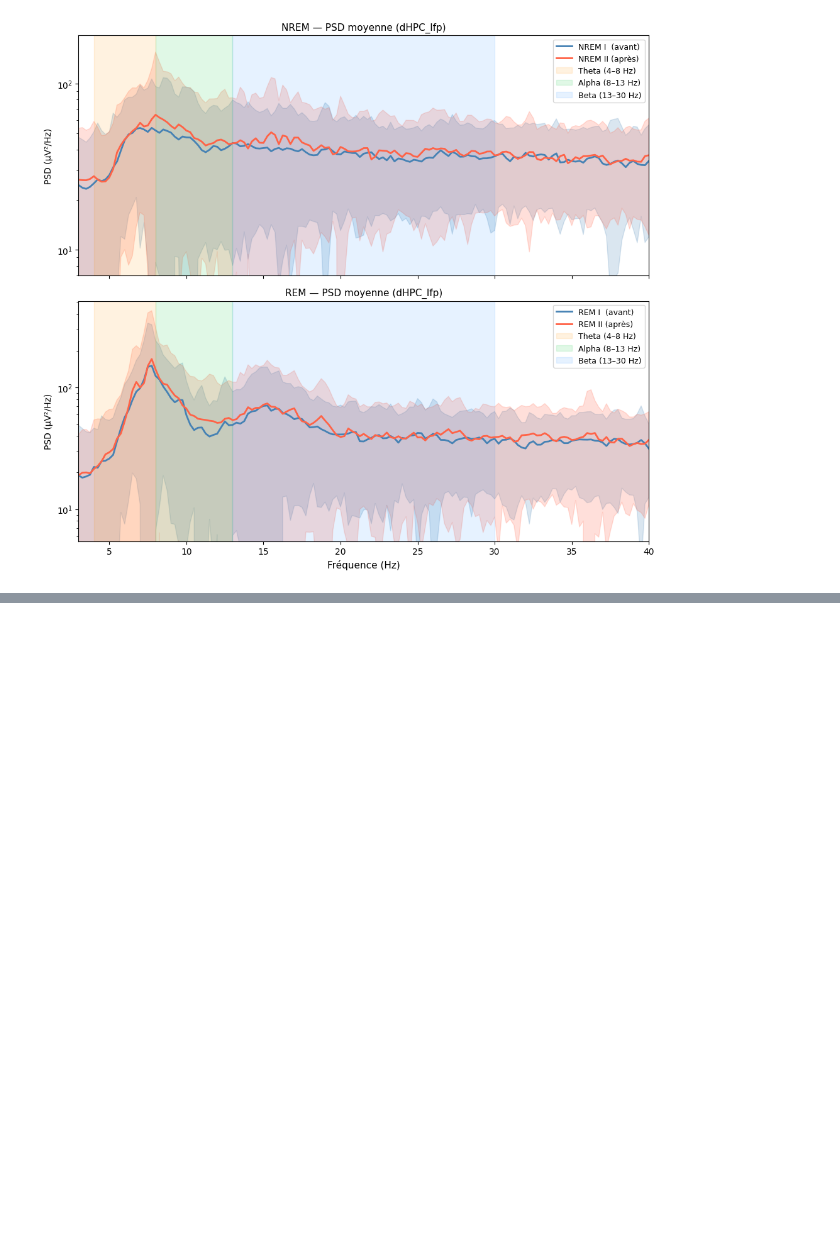
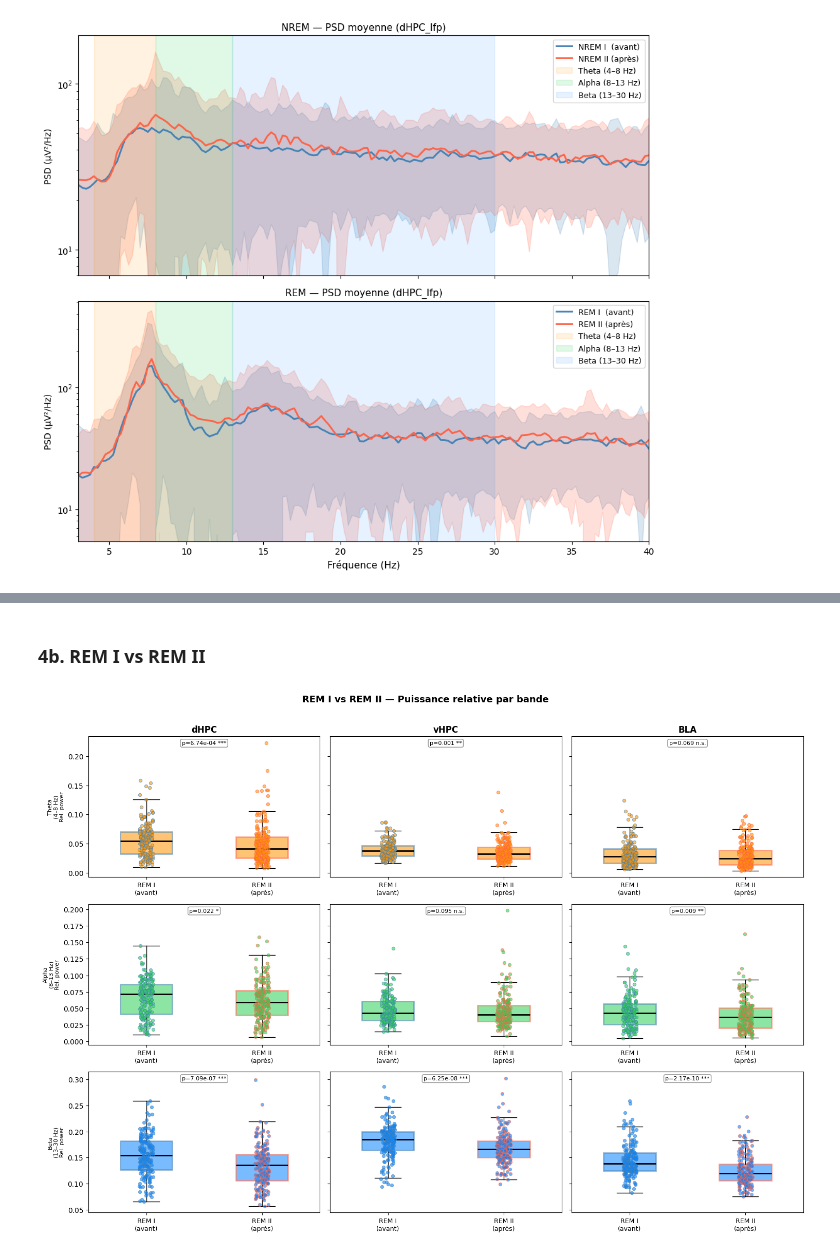
Before and after one commit to Gabbag2/health_hackathon, a Jupyter notebook: alpha_sleep_comparison.ipynb, the cells around one changed output, grey strips where cells are left out. Cells and saved outputs as stored; diff of their text form; code cells hidden in the pictures; blank space fills up the shorter version.

```diff
--- a/alpha_sleep_comparison.ipynb
+++ b/alpha_sleep_comparison.ipynb
@@ -640,0 +513,13 @@ Pour aller plus loin : comparez la condition **neutral** (`lfp_data.pkl`) avec l
+# %% [markdown]
+### 4b. REM I vs REM II
+# %%
+fig_rem = comparison_plot(
+    title="REM I vs REM II — Puissance relative par bande",
+    vals_a={ch: band_powers[("REM I",  ch)] for ch in CHANNELS_LIST},
+    vals_b={ch: band_powers[("REM II", ch)] for ch in CHANNELS_LIST},
+    label_a="REM I\n(avant)",
+    label_b="REM II\n(après)",
+)
+plt.show()
+# %% [output]
+[figure, added]
```
Also changed, not shown: parts of 32 cells of this notebook.
